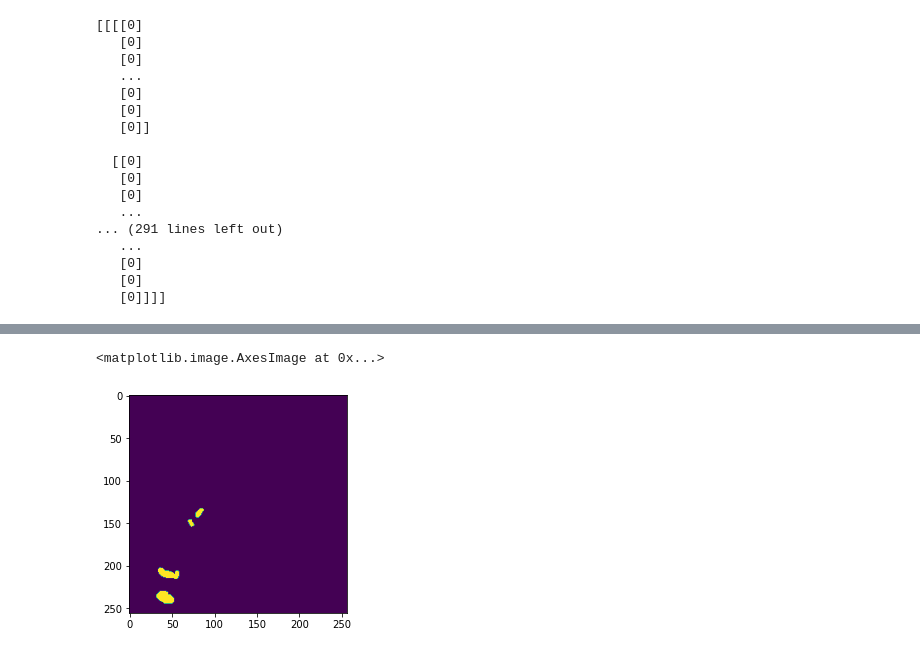
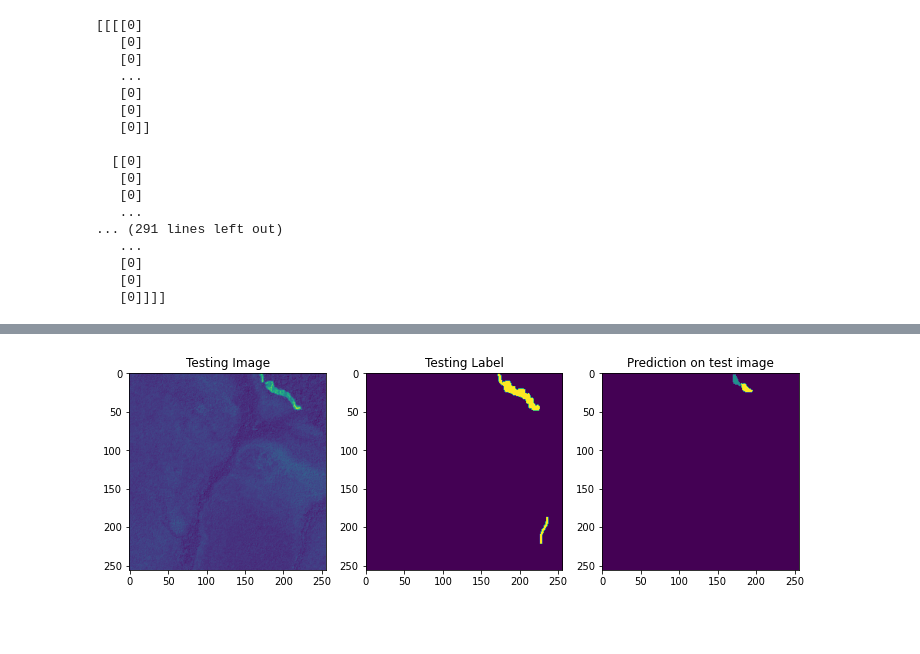
Before and after one commit to NathanLabbe/Thesis, a Jupyter notebook: Models/NewMulti/Untitled.ipynb, the cells around one changed output, grey strips where cells are left out. Drawn from its saved outputs; the diff is of its cells as text; code cells hidden in the pictures; blank space fills up the shorter version.

Commit message:
end Unet combi

```diff
--- a/Models/NewMulti/Untitled.ipynb
+++ b/Models/NewMulti/Untitled.ipynb
@@ -209,6 +259,6 @@ model.compile(loss= weightedLoss(keras.losses.categorical_crossentropy, weights)
 with tf.device('/GPU:1'):
     model = get_model()
     #model.compile(optimizer=Adam(lr=0.001), loss='categorical_crossentropy', metrics=['accuracy'])
-    model.compile(optimizer=Adam(lr=0.001), loss=weightedLoss(keras.losses.categorical_crossentropy, weights), metrics=['accuracy'])
+    model.compile(optimizer=Adam(lr=0.001), loss=weightedLoss(keras.losses.categorical_crossentropy, class_weights), metrics=['accuracy'])
     model.summary()
 # %% [output]
@@ -288,23 +338,23 @@ print(y_train)
 # %%
 with tf.device('/GPU:1'):
     model_checkpoint = [ReduceLROnPlateau(monitor = 'val_loss',
-                            factor = 0.5,
+                            factor = 0.6,
                             patience = 30,
-                            min_lr=0.000001,
+                            min_lr=0.0000001,
                             verbose=1,
-                            mode='min'),ModelCheckpoint('test.hdf5',
-                          monitor='val_loss',
+                            mode='max'),ModelCheckpoint('TrueUnetCombi.hdf5',
+                          monitor='val_accuracy',
                           save_best_only=True,
                           verbose=1,
-                          mode='min')]
+                          mode='max')]
 
     history = model.fit(X_train, y_train_cat,
                     batch_size = 4,
                     verbose=1,
                     epochs=1000,
-                    validation_data=(X_test, y_test_cat),
+                    validation_data=(X_val, y_val_cat),
                     #sample_weight=sample_weights,
-                    shuffle=False)
-                    #callbacks=[model_checkpoint])
+                    shuffle=True,
+                    callbacks=[model_checkpoint])
 # %% [output]
 Epoch 1/1000
@@ -328,7 +378,7 @@ KeyboardInterrupt:
 # %%
 with tf.device('/GPU:1'):model.save('test.hdf5')
 # %%
-model.load_weights('test.hdf5')
+model.load_weights('AgriUnetCombi.hdf5')
 # %%
 _, acc = model.evaluate(X_test, y_test_cat)
 print("Accuracy is = ", (acc * 100.0), "%")
@@ -348,6 +501,6 @@ y_pred_argmax=np.argmax(y_pred, axis=3)
 from keras.metrics import MeanIoU
 n_classes = 3
 IOU_keras = MeanIoU(num_classes=n_classes)
-IOU_keras.update_state(y_test[:,:,:,0], y_pred_argmax)
+IOU_keras.update_state(test_masks_input[:,:,:,0], y_pred_argmax)
 print("Mean IoU =", IOU_keras.result().numpy())
 # %% [output]
@@ -375,9 +528,18 @@ IoU for class3 is:  0.0379944216282696
-# %%
-plt.imshow(train_images[14, :,:,0])
-plt.imshow(train_masks[14])
-# %% [output]
-<matplotlib.image.AxesImage at 0x...>
-[figure, removed]
+# %%
+plt.figure(figsize=(12, 8))
+plt.subplot(231)
+plt.title('Testing Image')
+plt.imshow(test_image_rgb[10])
+plt.subplot(232)
+plt.title('Testing Label')
+plt.imshow(test_masks[10,:,:])
+
+plt.subplot(233)
+plt.title('Prediction on test image')
+plt.imshow(y_pred_argmax[10])
+plt.show()
+# %% [output]
+[figure, added]
 # %%
 #Predict on a few images
 #model = get_model()
```
Also changed, not shown: parts of 22 cells of this notebook, 5 other files.
